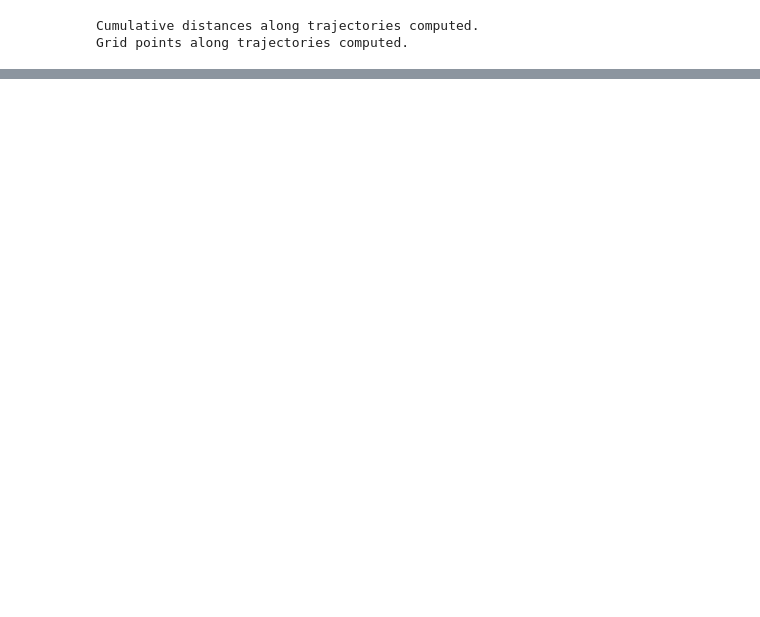
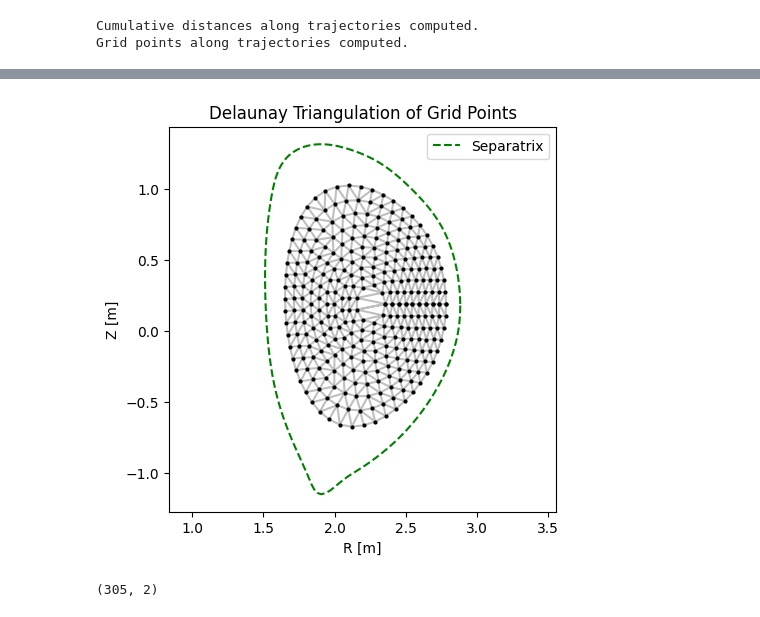
Before and after one commit to swarajsao1/Plasma, a Jupyter notebook: DTT/DTT_P/DTT.ipynb, the cells around one changed output, grey strips where cells are left out. Saved outputs shown, nothing was run; the diff lists cells and outputs as text; code cells hidden in the pictures; blank space fills up the shorter version.

```diff
--- a/DTT/DTT_P/DTT.ipynb
+++ b/DTT/DTT_P/DTT.ipynb
@@ -183,0 +166,26 @@ plt.show()
+# %%
+r_array = np.concatenate(r_grid_points)
+z_array = np.concatenate(z_grid_points)
+
+points = np.column_stack((r_array, z_array))
+
+from scipy.spatial import Delaunay
+
+tri = Delaunay(points)
+# %%
+plt.figure(figsize=(5,5))
+plt.triplot(points[:,0], points[:,1], tri.simplices, color='gray', alpha=0.5)
+plt.plot(points[:,0], points[:,1], 'ko', markersize=2)
+plt.plot(g.rbdry, g.zbdry, 'g--', label = "Separatrix")
+plt.title("Delaunay Triangulation of Grid Points")
+plt.xlabel("R [m]")
+plt.ylabel("Z [m]")
+plt.axis('equal')
+plt.legend(loc='upper right')
+plt.show()
+# %% [output]
+[figure, added]
+# %%
+points.shape
+# %% [output]
+(305, 2)
```
Also changed, not shown: parts of 7 cells of this notebook, 1 other file.
